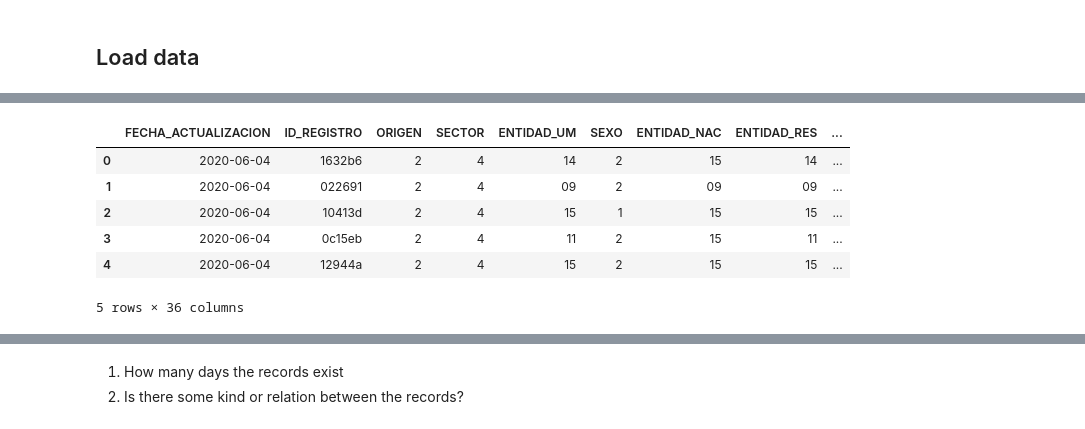
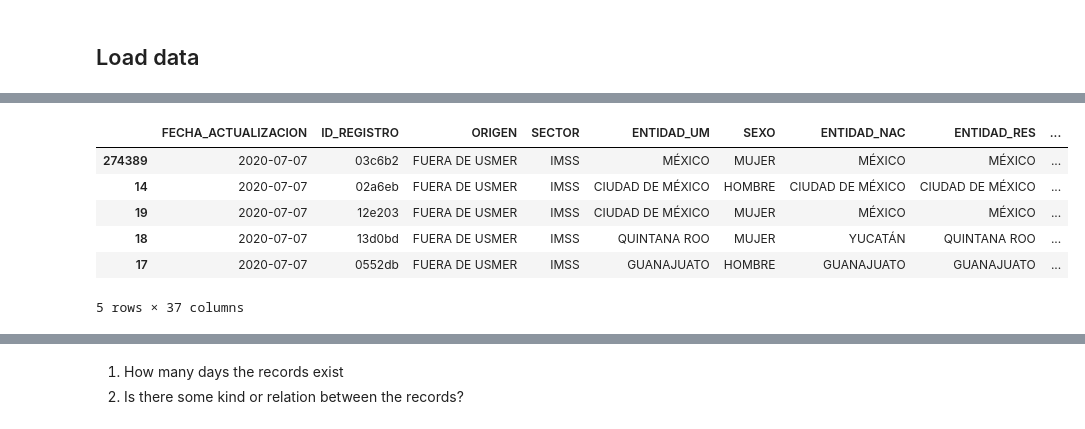
Before and after one commit to CarlosUrteaga/COVID19MX, a Jupyter notebook: notebook/Data quality.ipynb, the cells around one changed output, grey strips where cells are left out. Drawn from its saved outputs; the diff is of its cells as text; code cells hidden in the pictures.

```diff
--- a/notebook/Data quality.ipynb
+++ b/notebook/Data quality.ipynb
@@ -62,37 +34,2 @@ array(['FUERA DE USMER', 'USMER'], dtype=object)
 # %% [markdown]
 ## Load data
-# %%
-
-# load the csv from the src folder
-strpath = '../src/'
-m = []
-i =0
-if not os.path.isfile('fulldb1.csv'):
-    for filename in glob.glob(strpath+"*"):
-        if filename.find('.csv')>0:
-            date = '20'+filename[7:9] +'-' + filename[11:13] +'-' +filename[13:15]
-            #print(date)
-            df = pd.read_csv(filename, encoding = "ISO-8859-1",dtype =str)
-            df['FechaRegistro'] = date
-            df.FECHA_INGRESO = pd.to_datetime(df['FECHA_INGRESO'],)
-            df.loc[df.ORIGEN=='1':'ORIGEN'] = 'USMER'
-            df.loc[df.ORIGEN=='2':'ORIGEN'] = 'NO USMER'
-            if i== 0:
-                df0=df.copy()
-                i=1
-            else:
-                frame = [df0,df]
-                df0 = pd.concat(frame)
-            del df
-else:
-    df0 = pd.read_csv('fulldb.csv')
-    df0.FechaRegistro = pd.to_datetime(df0['FechaRegistro'], format='%Y-%m-%d')
-    lastdateRecord = df0.FechaRegistro.max()
-    deltaT = datetime.datetime.now() - lastdateRecord
-    for i in range(1,deltaT.days+1) :
-        filename = (lastdateRecord + datetime.timedelta(days=1)).strftime("%Y%m%d")+'.csv'
-        df = pd.read_csv(strpath+filename, encoding = "ISO-8859-1",dtype =str)
-        df['FechaRegistro'] = (lastdateRecord + datetime.timedelta(days=1)).strftime("%Y-%m-%d")
-        df.FECHA_INGRESO = pd.to_datetime(df['FECHA_INGRESO'],)
-
-len(df0)
@@ -113,15 +110,15 @@ Index(['FECHA_ACTUALIZACION', 'ID_REGISTRO', 'ORIGEN', 'SECTOR', 'ENTIDAD_UM',
 # %%
 # we sorted the value by
-# df0 = df0.sort_values(by='FechaRegistro', ascending=False)
+df0 = df0.sort_values(by='FechaRegistro', ascending=False)
 df0.head()
 # %% [output]
 |  | FECHA_ACTUALIZACION | ID_REGISTRO | ORIGEN | SECTOR | ENTIDAD_UM | SEXO | ENTIDAD_NAC | ENTIDAD_RES | ... |
-| 0 | 2020-06-04 | 1632b6 | 2 | 4 | 14 | 2 | 15 | 14 | ... |
-| 1 | 2020-06-04 | 022691 | 2 | 4 | 09 | 2 | 09 | 09 | ... |
-| 2 | 2020-06-04 | 10413d | 2 | 4 | 15 | 1 | 15 | 15 | ... |
-| 3 | 2020-06-04 | 0c15eb | 2 | 4 | 11 | 2 | 15 | 11 | ... |
-| 4 | 2020-06-04 | 12944a | 2 | 4 | 15 | 2 | 15 | 15 | ... |
+| 274389 | 2020-07-07 | 03c6b2 | FUERA DE USMER | IMSS | MÉXICO | MUJER | MÉXICO | MÉXICO | ... |
+| 14 | 2020-07-07 | 02a6eb | FUERA DE USMER | IMSS | CIUDAD DE MÉXICO | HOMBRE | CIUDAD DE MÉXICO | CIUDAD DE MÉXICO | ... |
+| 19 | 2020-07-07 | 12e203 | FUERA DE USMER | IMSS | CIUDAD DE MÉXICO | MUJER | MÉXICO | MÉXICO | ... |
+| 18 | 2020-07-07 | 13d0bd | FUERA DE USMER | IMSS | QUINTANA ROO | MUJER | YUCATÁN | QUINTANA ROO | ... |
+| 17 | 2020-07-07 | 0552db | FUERA DE USMER | IMSS | GUANAJUATO | HOMBRE | GUANAJUATO | GUANAJUATO | ... |
-5 rows × 36 columns
+5 rows × 37 columns
 # %%
 md("We have {0} records of covid evolution cases in Mexico until today {1}".format(df0.shape[0], datetime.datetime.now()) )
 # %% [output]
```
Also changed, not shown: parts of 95 cells of this notebook, 14 other files.
